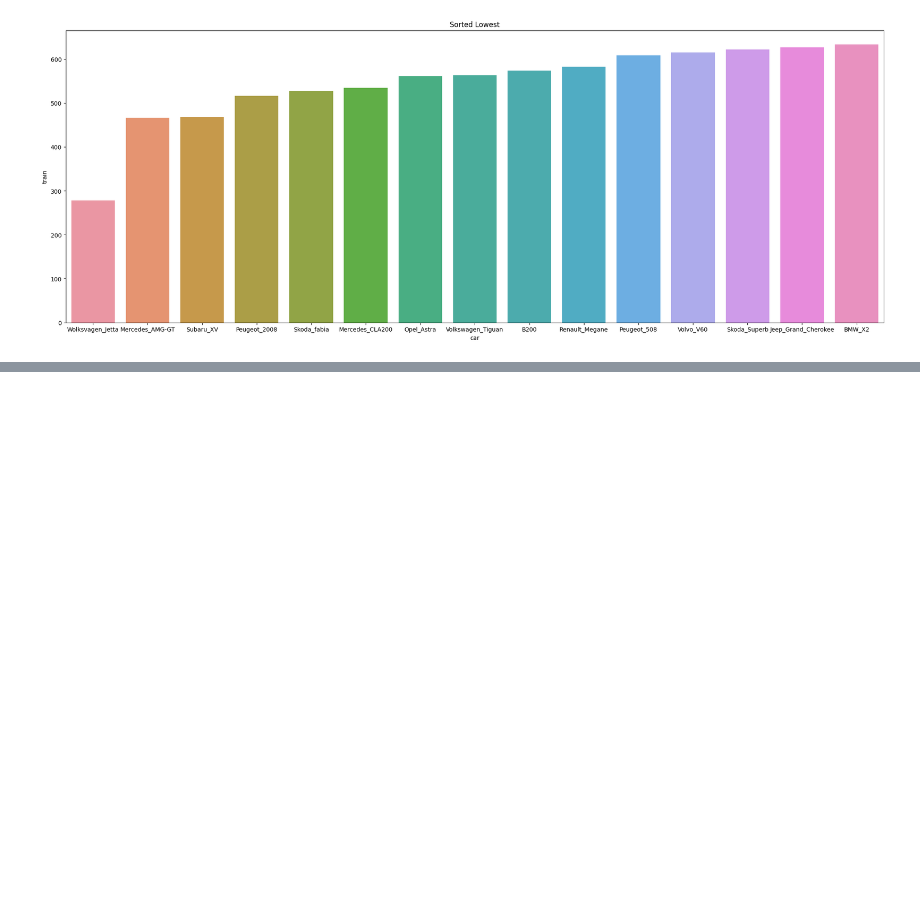
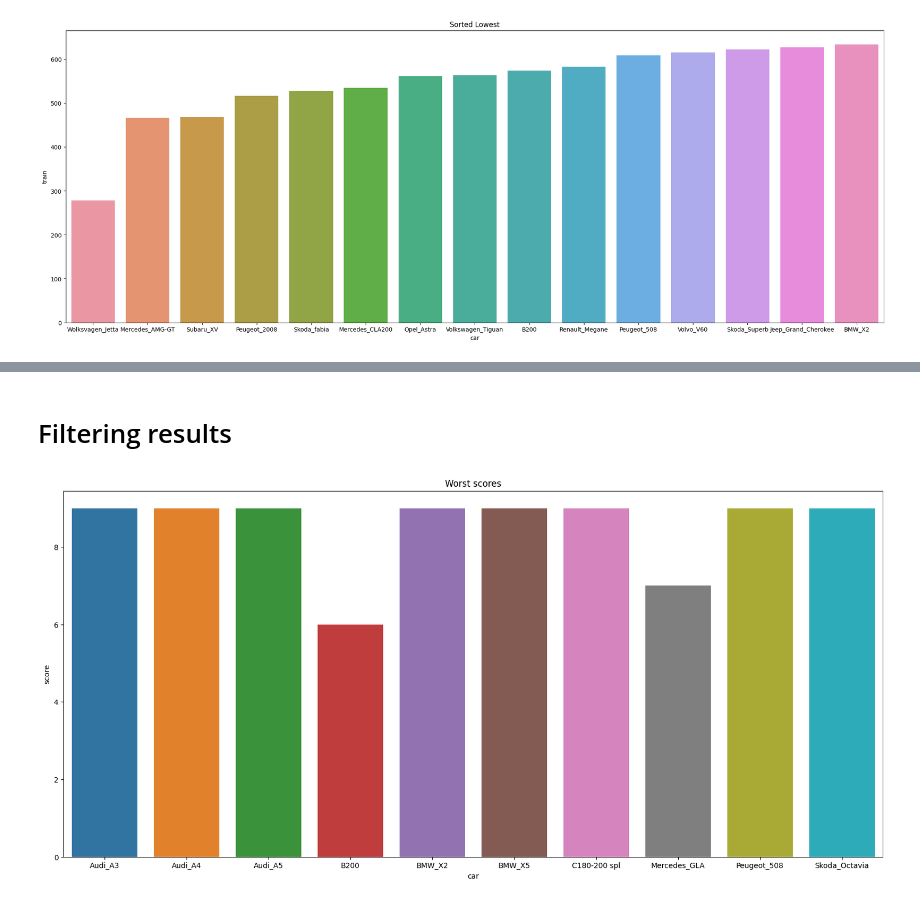
Before and after one commit to karimkohel/FCC, a Jupyter notebook: analysis/analyze.ipynb, the cells around one changed output, grey strips where cells are left out. Saved outputs shown, nothing was run; the diff lists cells and outputs as text; code cells hidden in the pictures; blank space fills up the shorter version.

```diff
--- a/analysis/analyze.ipynb
+++ b/analysis/analyze.ipynb
@@ -33,0 +49,8 @@ sortedDFPlot = sns.barplot(x=sortedDF['car'][:15], y=sortedDF['train'][:15], ax=
+# %% [markdown]
+# Filtering results
+# %%
+badCarsDf = testDf[testDf['score'] < 10]
+fig4, ax4 = plt.subplots(figsize=(20, 9))
+badCarsDfPlot = sns.barplot(x=badCarsDf['car'], y=badCarsDf['score'], ax=ax4).set(title="Worst scores")
+# %% [output]
+[figure, added]
```
Also changed, not shown: parts of 5 cells of this notebook.
